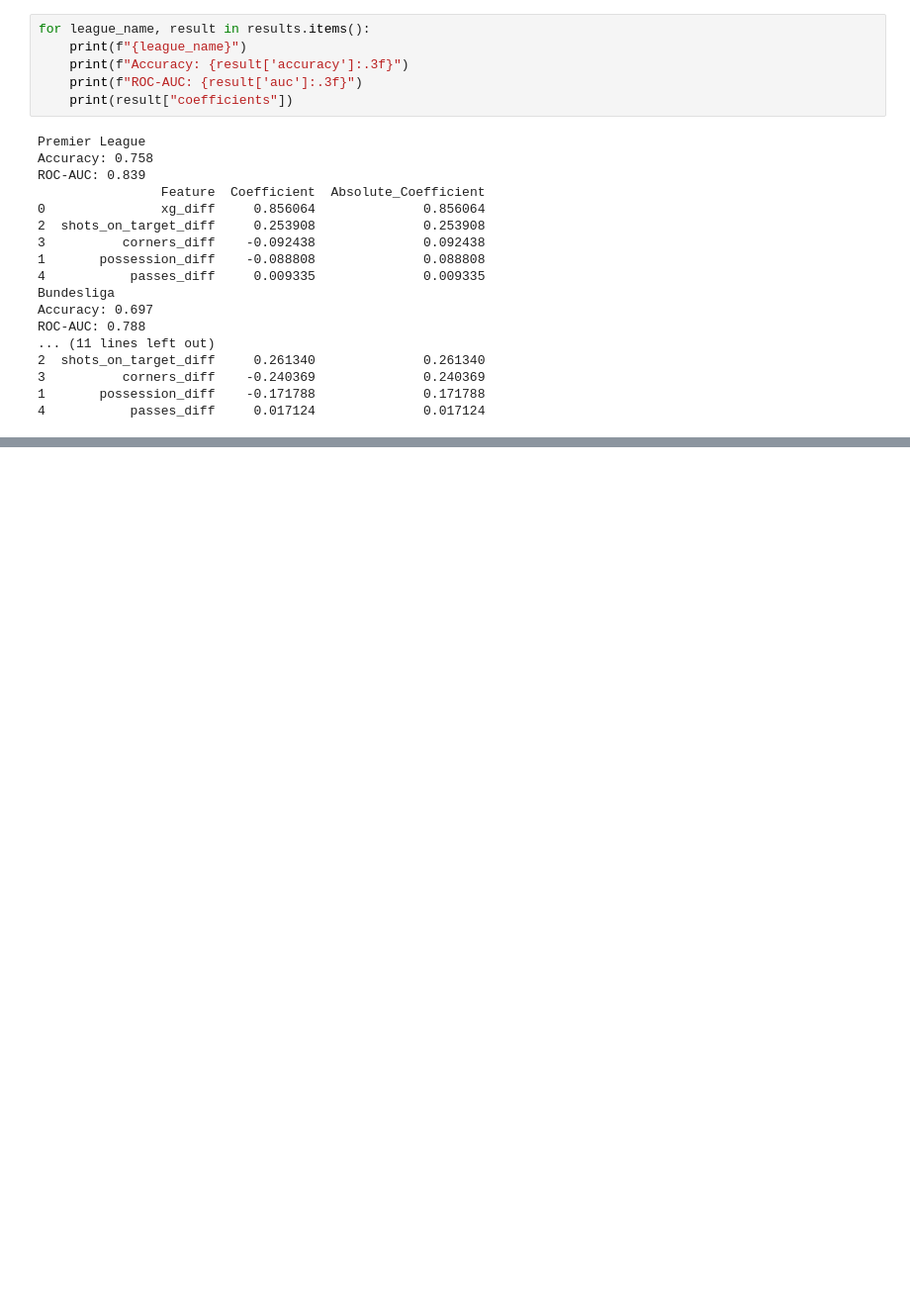
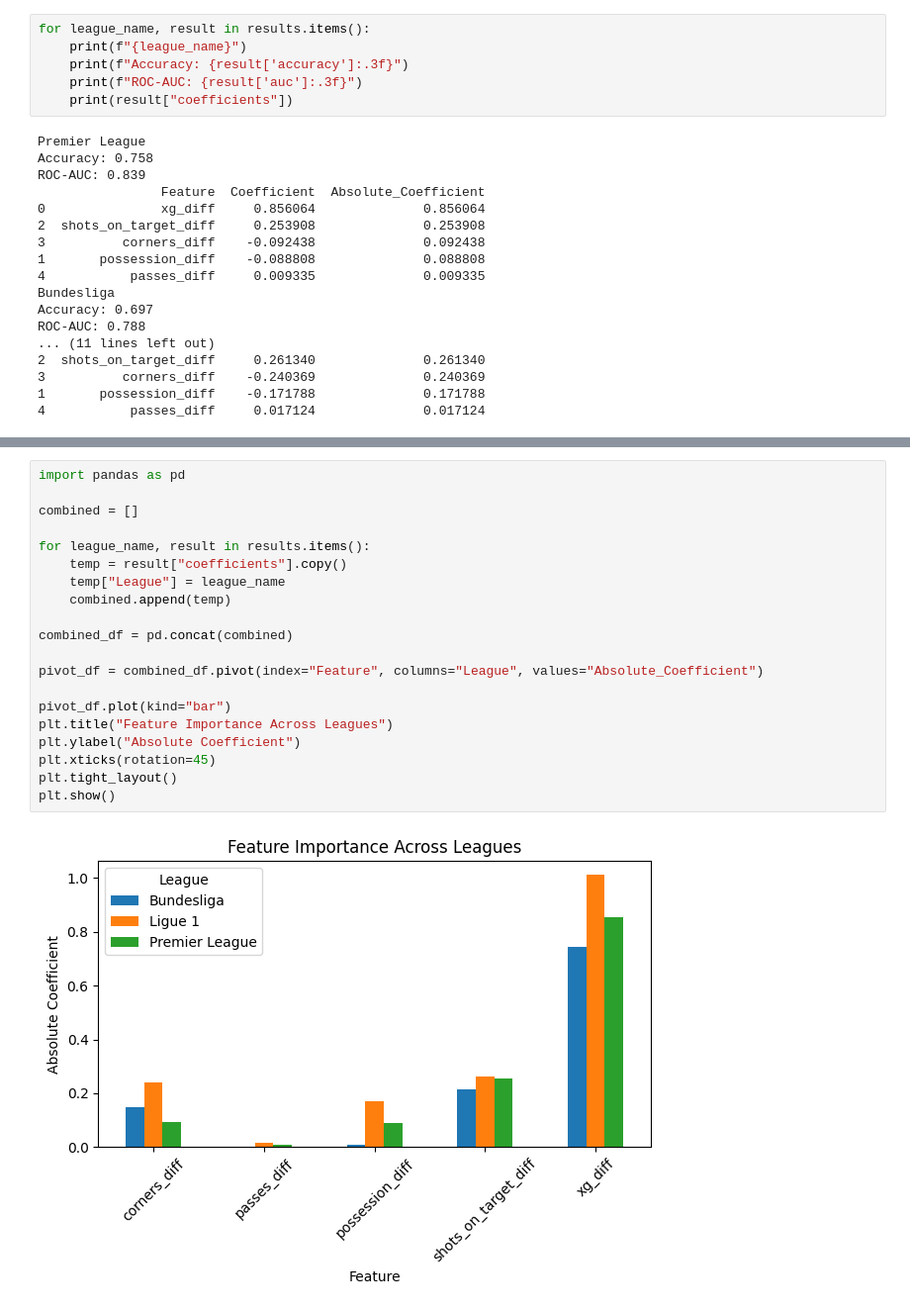
Before and after one commit to MahinC68/cross-league-match-outcome-drivers, a Jupyter notebook: notebooks/03_modeling_and_evaluation.ipynb, the cells around one changed output, grey strips where cells are left out. Shown at 99% size. Drawn from its saved outputs; the diff is of its cells as text; blank space fills up the shorter version.

```diff
--- a/notebooks/03_modeling_and_evaluation.ipynb
+++ b/notebooks/03_modeling_and_evaluation.ipynb
@@ -201,0 +220,22 @@ ROC-AUC: 0.788
+# %%
+import pandas as pd
+
+combined = []
+
+for league_name, result in results.items():
+    temp = result["coefficients"].copy()
+    temp["League"] = league_name
+    combined.append(temp)
+
+combined_df = pd.concat(combined)
+
+pivot_df = combined_df.pivot(index="Feature", columns="League", values="Absolute_Coefficient")
+
+pivot_df.plot(kind="bar")
+plt.title("Feature Importance Across Leagues")
+plt.ylabel("Absolute Coefficient")
+plt.xticks(rotation=45)
+plt.tight_layout()
+plt.show()
+# %% [output]
+[figure, added]
```
Also changed, not shown: parts of 1 cell of this notebook.
